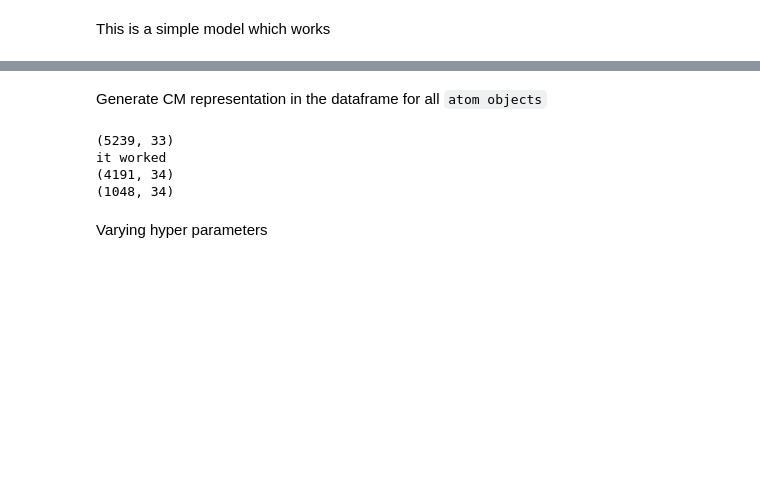
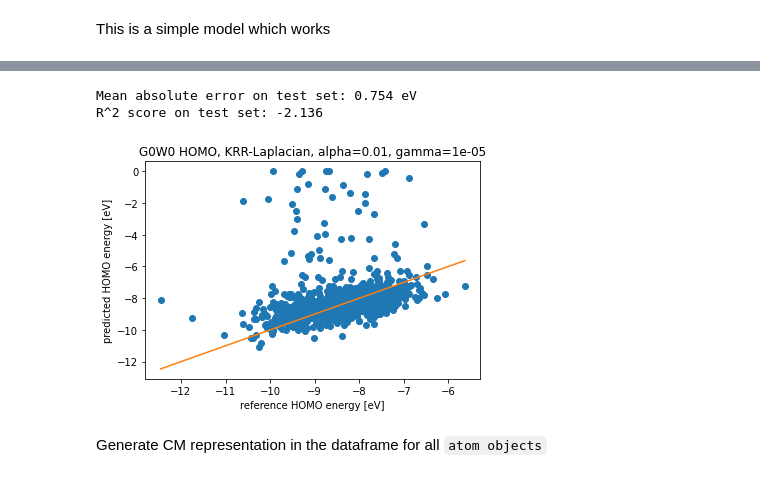
Before and after one commit to billalsohail/ML4MC, a Jupyter notebook: Coulomb_matrix_representation.ipynb, the cells around one changed output, grey strips where cells are left out. Saved outputs shown, nothing was run; the diff lists cells and outputs as text; code cells hidden in the pictures; blank space fills up the shorter version.

```diff
--- a/Coulomb_matrix_representation.ipynb
+++ b/Coulomb_matrix_representation.ipynb
@@ -301,21 +352,23 @@ Fitting 5 folds for each of 16 candidates, totalling 80 fits
+# %%
+# predicted HOMO energies for all test molecules
+
+y_pred = grid_search.predict(X_test) # scikit-learn automatically takes the best combination
+                                     # of hyperparameters from grid search
+
+print("Mean absolute error on test set: %0.3f eV" %(np.abs(y_pred-y_test)).mean())
+
+# do the regression plot
+plt.plot(y_test, y_pred, 'o')
+plt.plot([np.min(y_test),np.max(y_test)], [np.min(y_test),np.max(y_test)], '-')
+plt.xlabel('reference HOMO energy [eV]')
+plt.ylabel('predicted HOMO energy [eV]')
+lst_best_params= list(grid_search.best_params_.values())
+plt.title("G0W0 HOMO, KRR-Laplacian, alpha=0.01, gamma=1e-05")
+plt.savefig("/content/drive/MyDrive/ColabNotebooks/"+str("gaussian.png"), dpi=400)
+print("R^2 score on test set: %.3f" % r2_score(y_test, y_pred))
+# %% [output]
+Mean absolute error on test set: 0.754 eV
+R^2 score on test set: -2.136
+[figure, added]
 # %% [markdown]
 Generate CM representation in the dataframe for all `atom objects`
-# %%
-cm_desc = CoulombMatrix(n_atoms_max=120, permutation='none', flatten=False)
-# many_matrix = cm_desc.create(df['atoms'])
-print(df.shape)
-#Calum's victory
-df['CM_rep'] = df['atoms'].apply(cm_desc.create)
-print("it worked")
-
-train, test = train_test_split(df, test_size=0.2, random_state=20210817)
-train_atoms, test_atoms = train['atoms'].to_list(), test['atoms'].to_list()
-print(train.shape)
-print(test.shape)
-# %% [output]
-(5239, 33)
-it worked
-(4191, 34)
-(1048, 34)
-# %% [markdown]
-Varying hyper parameters
```
Also changed, not shown: parts of 12 cells of this notebook.
